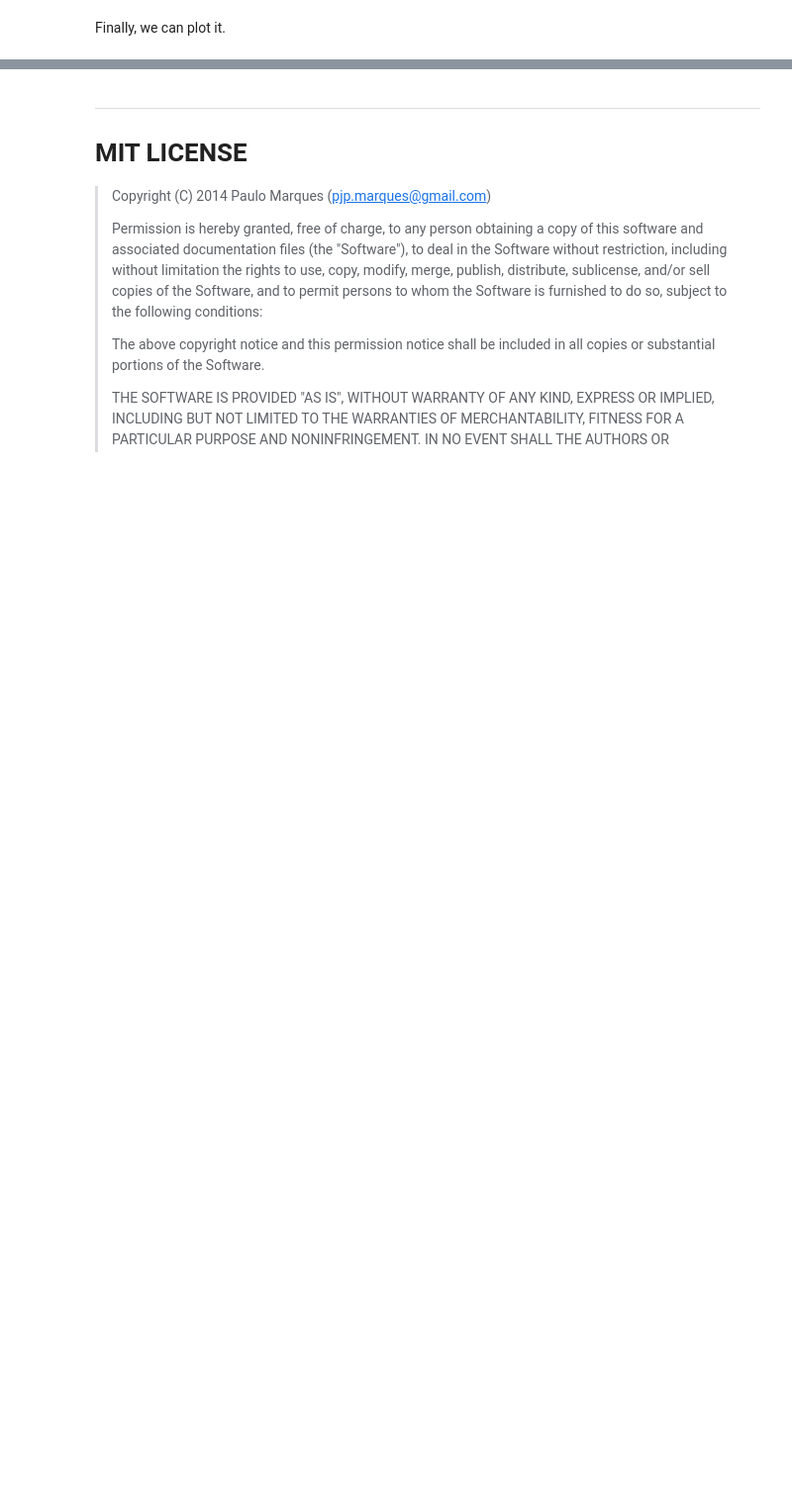
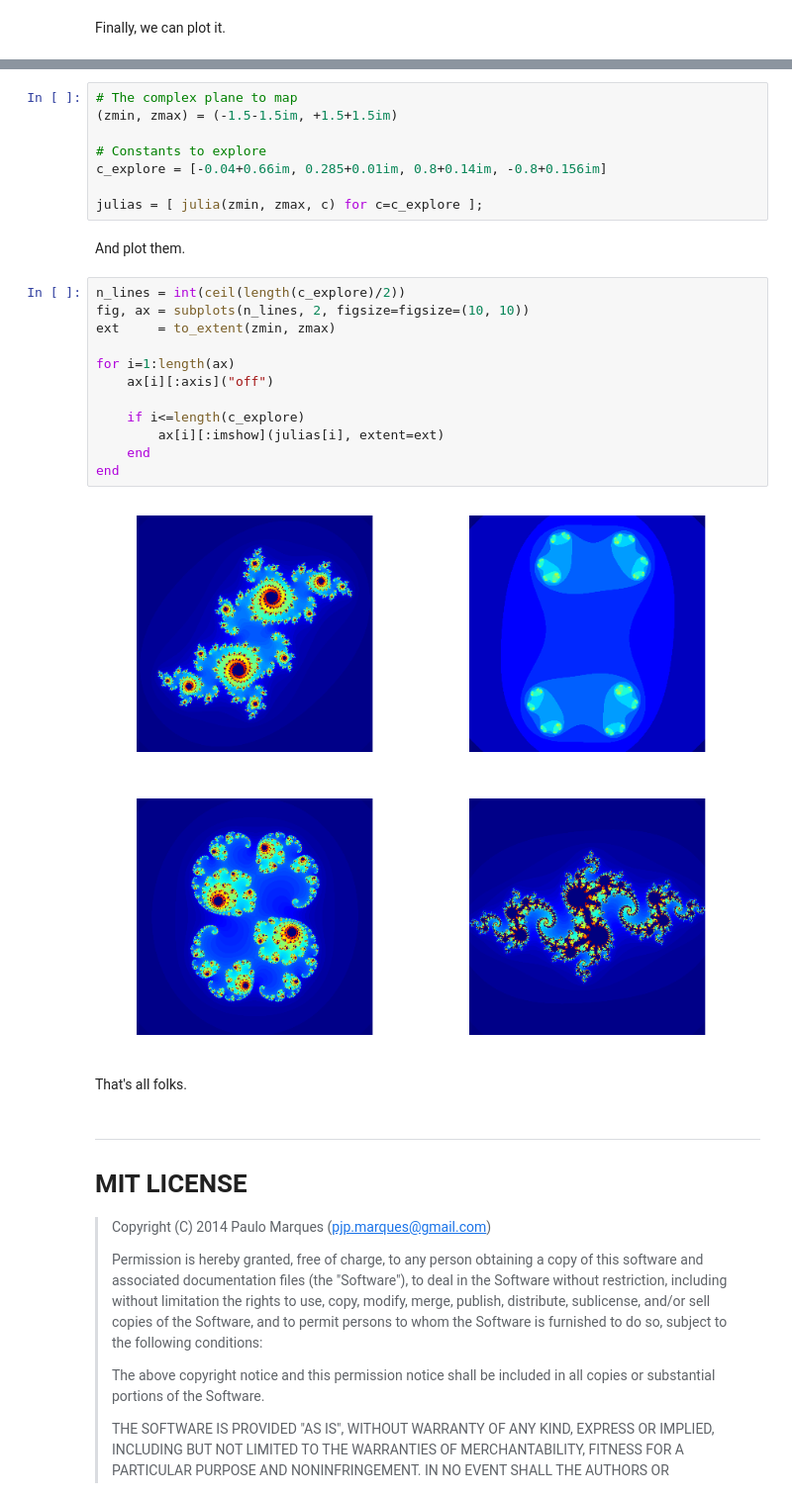
Before and after one commit to pjpmarques/Julia-Modeling-the-World, a Jupyter notebook: Mandelbrot.ipynb, the cells around one changed output, grey strips where cells are left out. Shown: that part at 99% size. Cells and saved outputs as stored; diff of their text form; blank space fills up the shorter version.

```diff
--- a/Mandelbrot.ipynb
+++ b/Mandelbrot.ipynb
@@ -71,3 +90,29 @@ imshow(mandel_set);
+# %%
+# The complex plane to map
+(zmin, zmax) = (-1.5-1.5im, +1.5+1.5im)
+
+# Constants to explore
+c_explore = [-0.04+0.66im, 0.285+0.01im, 0.8+0.14im, -0.8+0.156im]
+
+julias = [ julia(zmin, zmax, c) for c=c_explore ];
+# %% [markdown]
+And plot them.
+# %%
+n_lines = int(ceil(length(c_explore)/2))
+fig, ax = subplots(n_lines, 2, figsize=figsize=(10, 10))
+ext     = to_extent(zmin, zmax)
+
+for i=1:length(ax)
+    ax[i][:axis]("off")
+
+    if i<=length(c_explore)
+        ax[i][:imshow](julias[i], extent=ext)
+    end
+end
+# %% [output]
+[figure, added]
+# %% [markdown]
+That's all folks.
 # %% [markdown]
 ---
 
```
Also changed, not shown: parts of 12 cells of this notebook.
